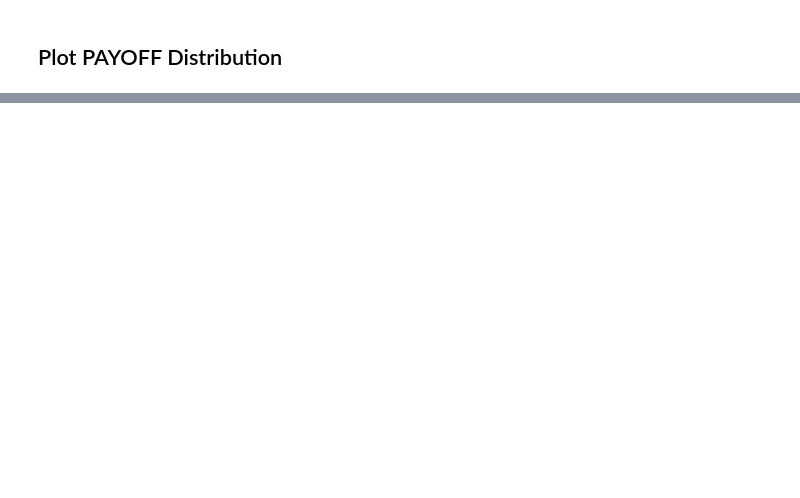
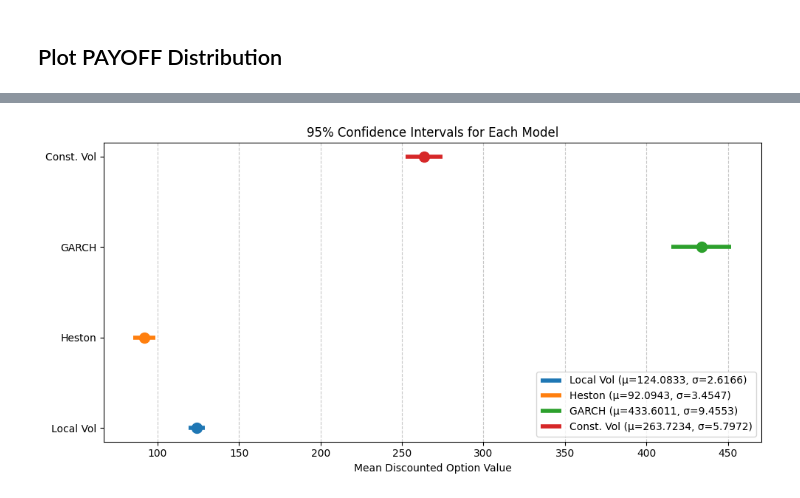
Before and after one commit to StevenYang23/MonteCarloOptionPricing, a Jupyter notebook: main.ipynb, the cells around one changed output, grey strips where cells are left out. Cells and saved outputs as stored; diff of their text form; code cells hidden in the pictures; blank space fills up the shorter version.

```diff
--- a/main.ipynb
+++ b/main.ipynb
@@ -187,0 +186,4 @@ plot_payouts(local_vol_val,heston_val,Garch_Vol_val,Constant_vol_val,'Histogram
+# %%
+plot_CI(local_vol_val,heston_val,Garch_Vol_val,Constant_vol_val,alpha = 0.05)
+# %% [output]
+[figure, added]
```
Also changed, not shown: parts of 9 cells of this notebook, 2 other files.
